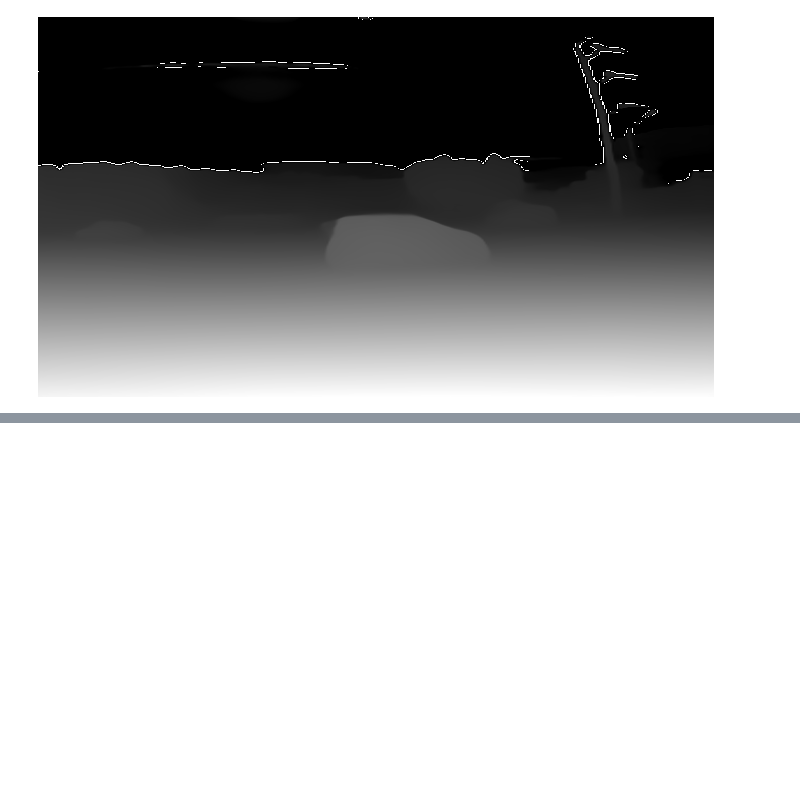
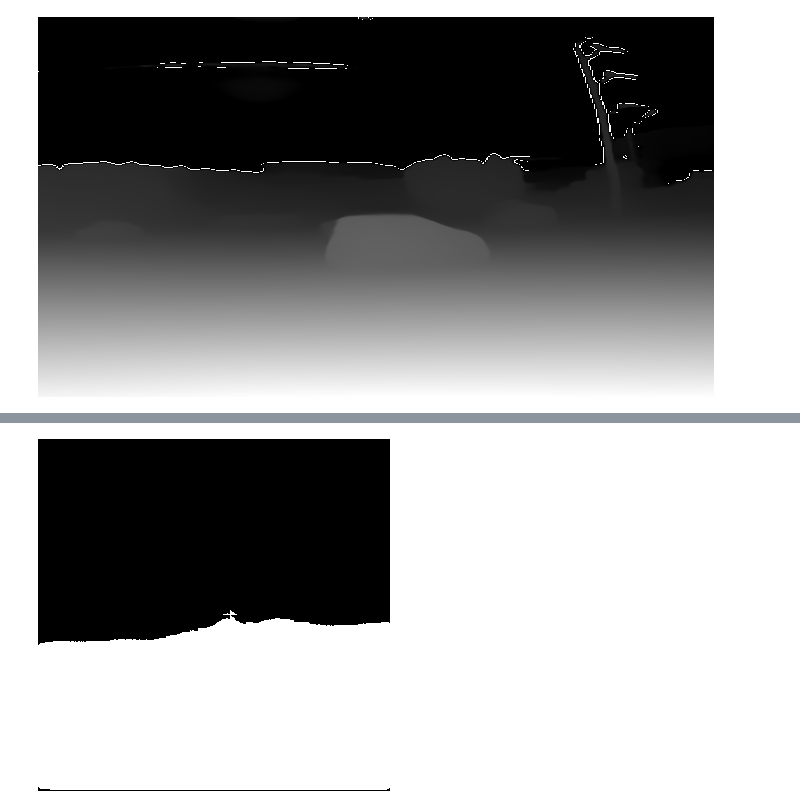
Before and after one commit to AleksandrMorozov123/Computer_vision_architectures, a Jupyter notebook: transformers.ipynb, the cells around one changed output, grey strips where cells are left out. Saved outputs shown, nothing was run; the diff lists cells and outputs as text; code cells hidden in the pictures; blank space fills up the shorter version.

```diff
--- a/transformers.ipynb
+++ b/transformers.ipynb
@@ -230,0 +280,10 @@ depth
+# %%
+gray_image = cv2.cvtColor(img_1, cv2.COLOR_BGR2GRAY)
+(thresh, bw_image) = cv2.threshold (gray_image, 100, 255, cv2.THRESH_BINARY)
+
+# fix color format
+cv2.cvtColor (bw_image, cv2.COLOR_BGR2RGB)
+
+Image.fromarray (bw_image)
+# %% [output]
+[figure, added]
```
Also changed, not shown: parts of 13 cells of this notebook.
